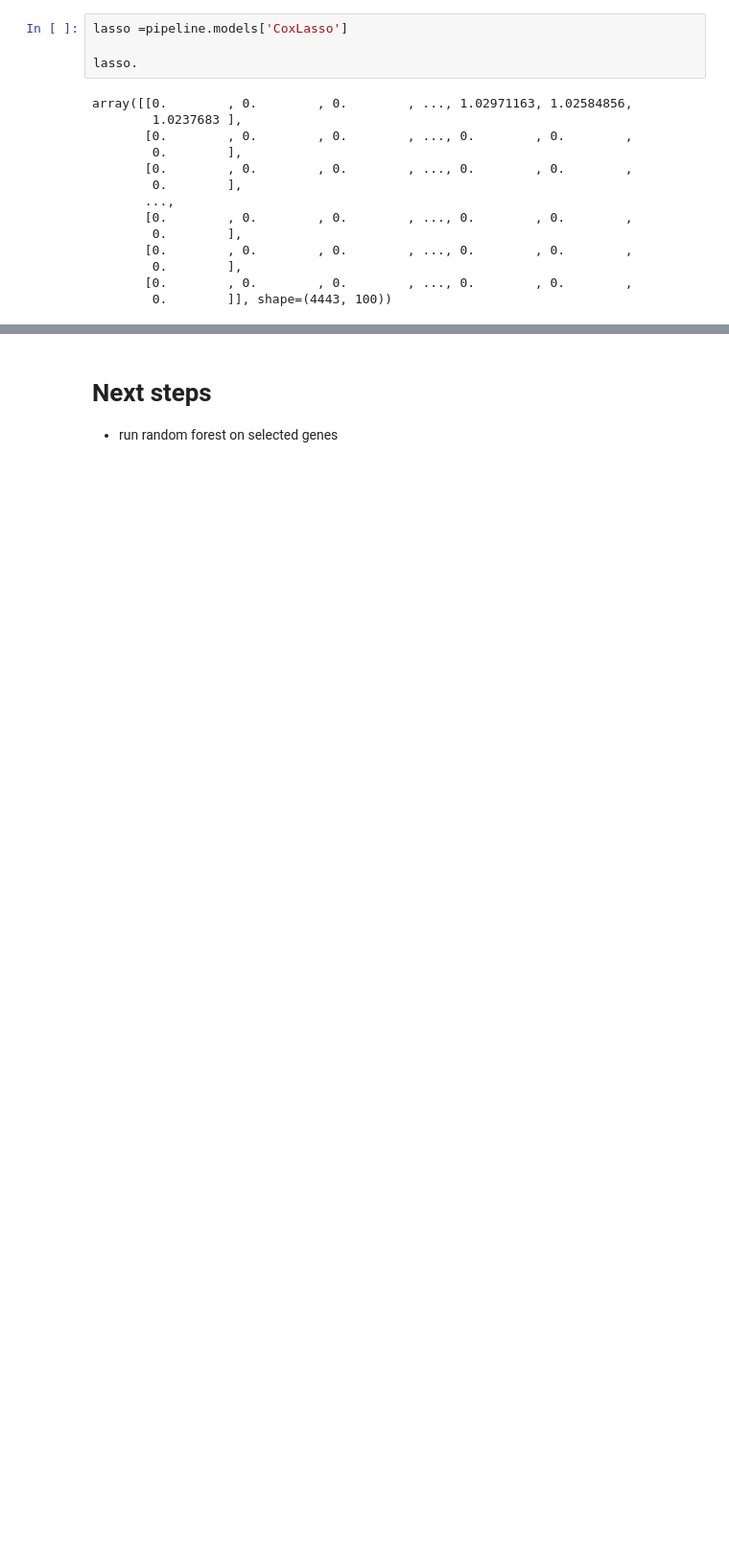
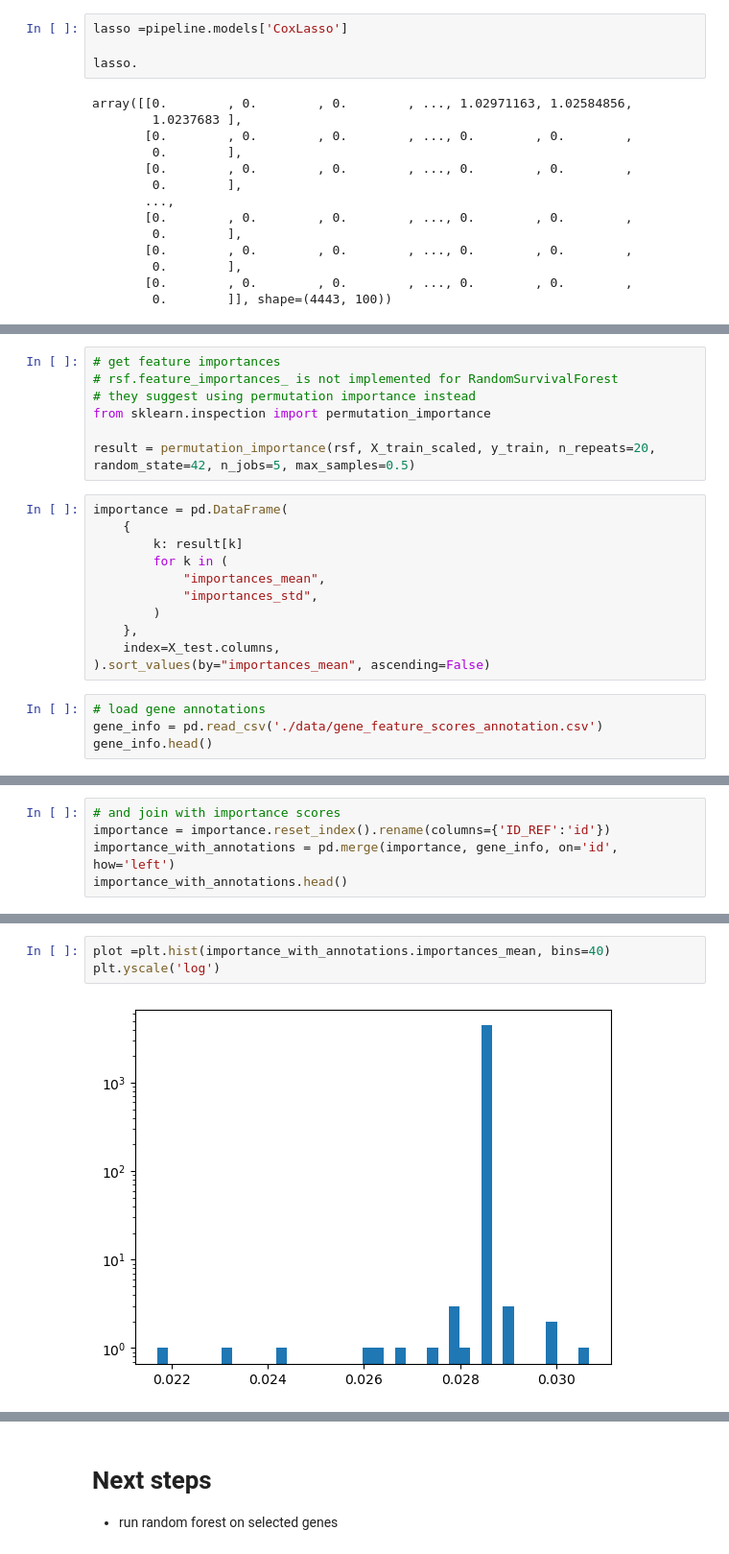
Before and after one commit to AlecSilver/liposarcoma_survival_modeling_BF550_final_project, a Jupyter notebook: notebook.ipynb, the cells around one changed output, grey strips where cells are left out. Shown at 96% size. Cells and saved outputs as stored; diff of their text form; blank space fills up the shorter version.

```diff
--- a/notebook.ipynb
+++ b/notebook.ipynb
@@ -680,0 +722,22 @@ array([[0.        , 0.        , 0.        , ..., 1.02971163, 1.02584856,
+# %%
+# get feature importances
+# rsf.feature_importances_ is not implemented for RandomSurvivalForest
+# they suggest using permutation importance instead
+from sklearn.inspection import permutation_importance
+
+result = permutation_importance(rsf, X_train_scaled, y_train, n_repeats=20, random_state=42, n_jobs=5, max_samples=0.5)
+# %%
+importance = pd.DataFrame(
+    {
+        k: result[k]
+        for k in (
+            "importances_mean",
+            "importances_std",
+        )
+    },
+    index=X_test.columns,
+).sort_values(by="importances_mean", ascending=False)
+# %%
+# load gene annotations
+gene_info = pd.read_csv('./data/gene_feature_scores_annotation.csv')
+gene_info.head()
@@ -680,0 +761,5 @@ array([[0.        , 0.        , 0.        , ..., 1.02971163, 1.02584856,
+# %%
+# and join with importance scores
+importance = importance.reset_index().rename(columns={'ID_REF':'id'})
+importance_with_annotations = pd.merge(importance, gene_info, on='id', how='left')
+importance_with_annotations.head()
@@ -680,0 +821,5 @@ array([[0.        , 0.        , 0.        , ..., 1.02971163, 1.02584856,
+# %%
+plot =plt.hist(importance_with_annotations.importances_mean, bins=40)
+plt.yscale('log')
+# %% [output]
+[figure, added]
```
Also changed, not shown: parts of 51 cells of this notebook, 6 other files.
